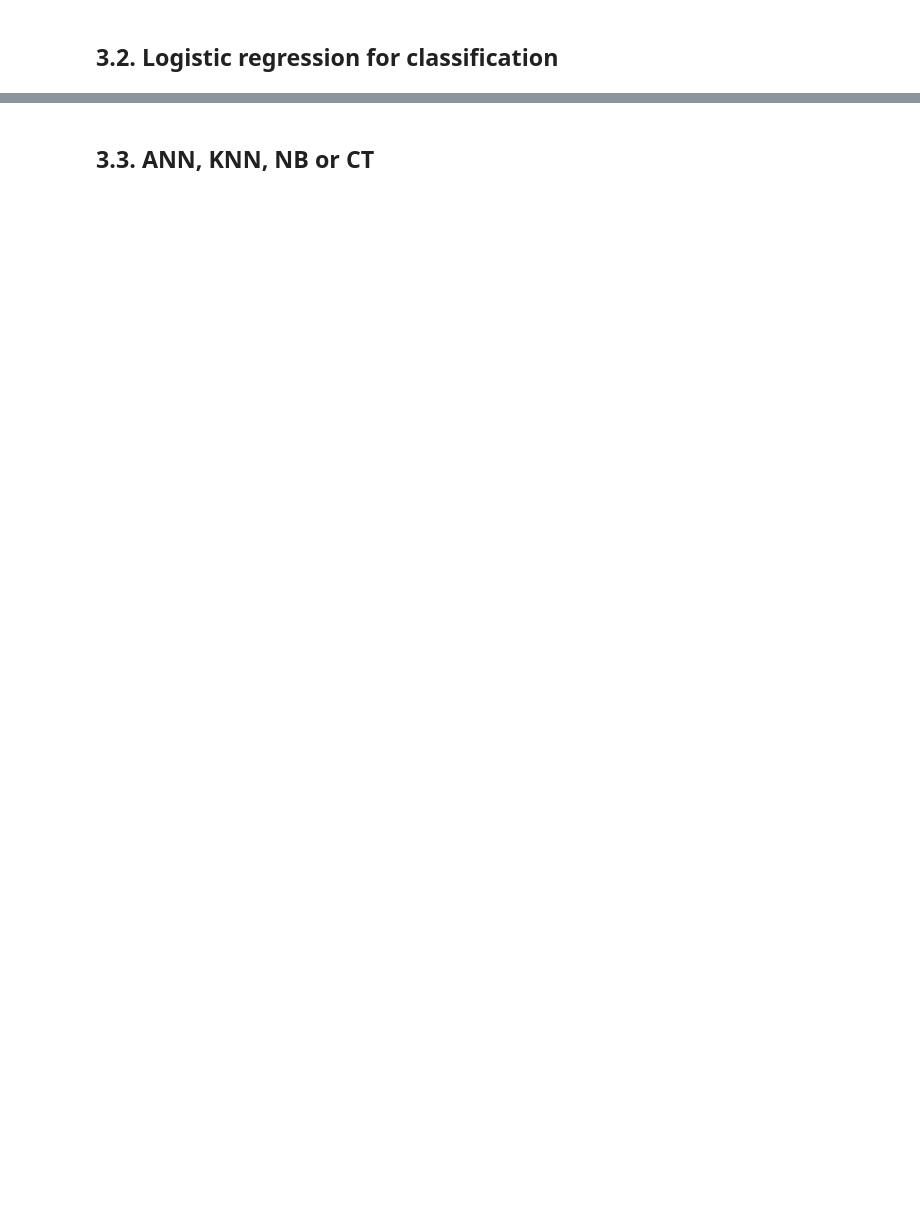
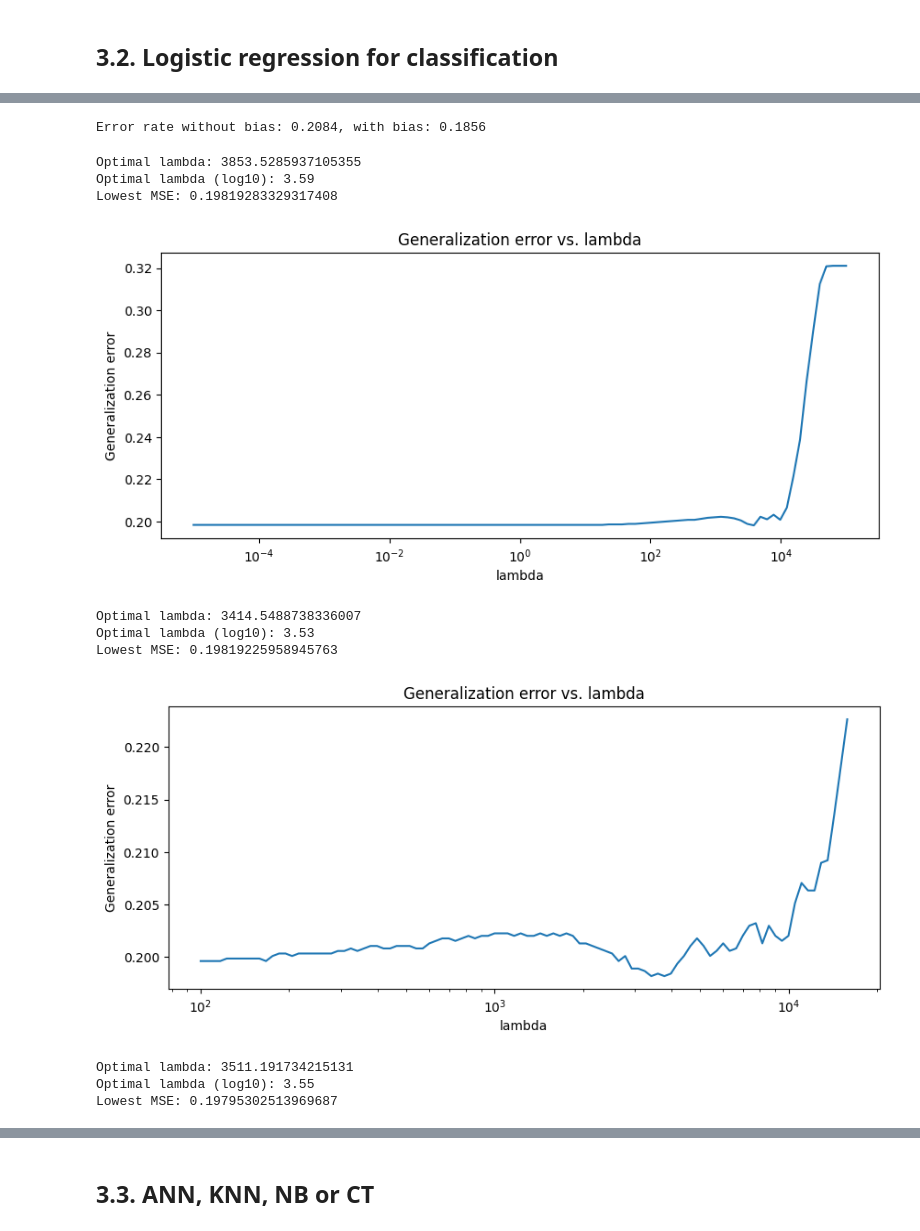
Before and after one commit to AlessandroLongo23/IMLDM_Classification_and_regression, a Jupyter notebook: 2.P. Project 2.ipynb, the cells around one changed output, grey strips where cells are left out. Drawn from its saved outputs; the diff is of its cells as text; code cells hidden in the pictures; blank space fills up the shorter version.

```diff
--- a/2.P. Project 2.ipynb
+++ b/2.P. Project 2.ipynb
@@ -739,3 +470,40 @@ Summary Statistics (Test Loss):
 # 3. Classification
 # %% [markdown]
 For classification, we will use the same setup as the first project, so we will use the gender as the target variable, since it's categroical, and the number of rings as a feature.
+# %%
+abalone = fetch_ucirepo(id = 1)
+
+data = abalone.data.original.to_numpy()
+
+data = data[data[:, 3] != 0]
+data = data[data[:, 3] < 0.5]
+
+X, y = data[:, 1:], data[:, :1]
+X = standardize_data(X)[0]
+# %%
+from collections import Counter
+
+def gender_encode_y(y):
+    y_encoded = y.copy()
+
+    # Mapping logic
+    y_encoded[y == 'M'] = 1
+    y_encoded[y == 'F'] = 1
+    y_encoded[y == 'I'] = 0
+
+    return y_encoded
+
+def print_classes_and_counts(y):
+    y_flat = y.flatten()
+
+    class_counts = Counter(y_flat)
+
+    print("\n\nClasses and their counts:")
+    for cls, count in class_counts.items():
+        print(f"Class: {cls}, Count: {count}")
+
+    return class_counts
+# %%
+y_binary = gender_encode_y(y)
+y_binary = y_binary.astype(np.float64)
+class_counts = print_classes_and_counts(y_binary)
@@ -850,0 +528,33 @@ F1: 0.0000
+# %%
+from Classification.LogisticRegression import LogisticRegression
+
+# Split your data into training and testing sets
+X_train, X_test, y_train, y_test = train_test_split(X, y_binary, test_size=0.2, random_state=42)
+
+# Initialize and train the model
+model_bias = LogisticRegression(X_train, y_train, include_bias=True)
+model_bias.train_()
+
+model_nonbias = LogisticRegression(X_train, y_train, include_bias=False)
+model_nonbias.train_()
+
+print(f'Error rate without bias: {model_nonbias.eval_(X_test, y_test):.4f}, with bias: {model_bias.eval_(X_test, y_test):.4f}')
+# %% [output]
+Error rate without bias: 0.2084, with bias: 0.1856
+# %%
+model = LogisticRegression(X, y_binary)
+model.plot_one_level_cv_generalization_error(lambda_range=(-5, 5), num_lambdas=100, K=10)
+model.plot_one_level_cv_generalization_error(lambda_range=(2, 4.2), num_lambdas=100, K=10)
+model.plot_one_level_cv_generalization_error(lambda_range=(3, 4), num_lambdas=100, K=10)
+# %% [output]
+Optimal lambda: 3853.5285937105355
+Optimal lambda (log10): 3.59
+Lowest MSE: 0.19819283329317408
+[figure, added]
+Optimal lambda: 3414.5488738336007
+Optimal lambda (log10): 3.53
+Lowest MSE: 0.19819225958945763
+[figure, added]
+Optimal lambda: 3511.191734215131
+Optimal lambda (log10): 3.55
+Lowest MSE: 0.19795302513969687
```
Also changed, not shown: parts of 31 cells of this notebook, 7 other files.
